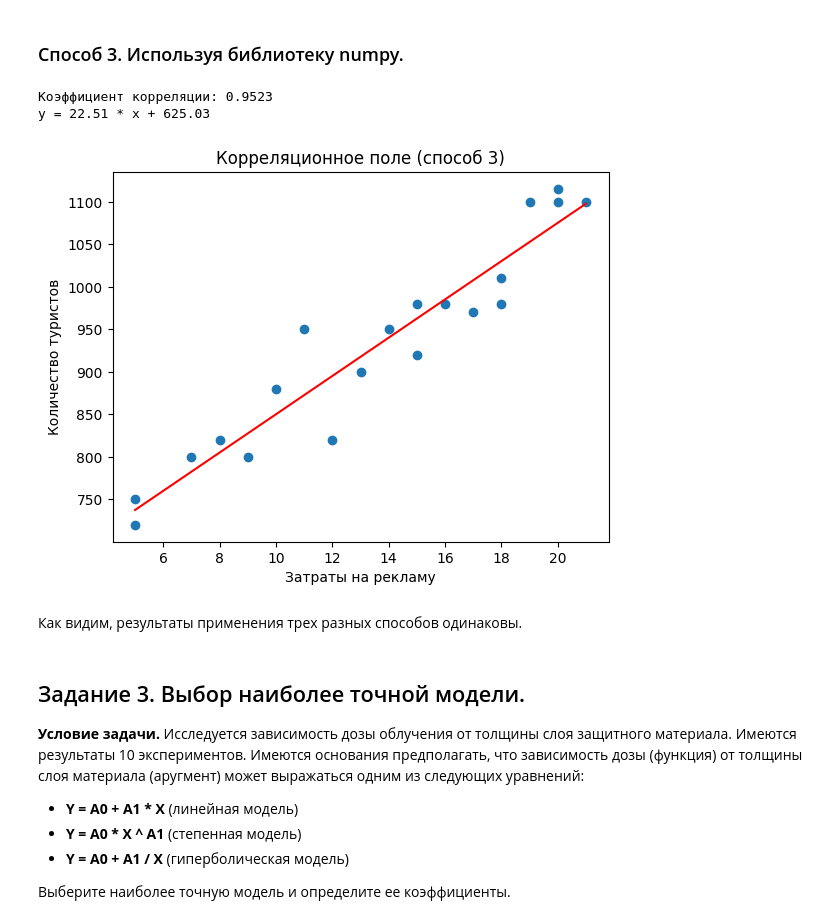
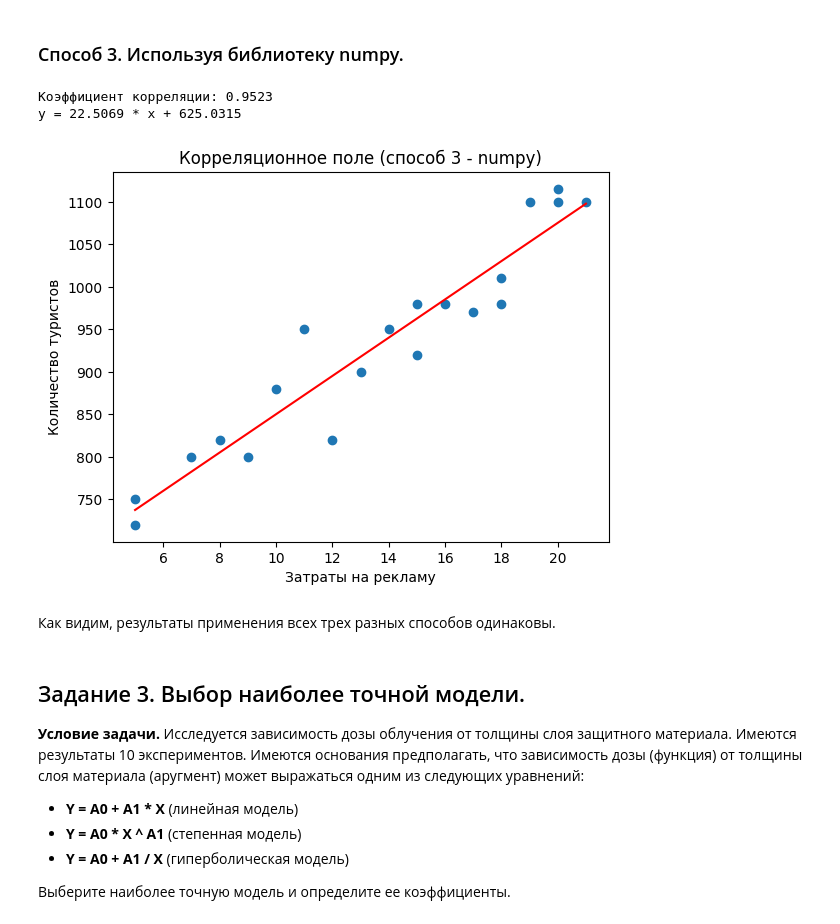
Before and after one commit to dimayasha7123/comp_modeling, a Jupyter notebook: lab4Dimyasha.ipynb, the cells around one changed output. Cells and saved outputs as stored; diff of their text form; code cells hidden in the pictures.

```diff
--- a/lab4Dimyasha.ipynb
+++ b/lab4Dimyasha.ipynb
@@ -176,21 +194,24 @@ y = 22.51 * x + 625.03
 # %% [markdown]
 ### Способ 3. Используя библиотеку numpy.
 # %%
-def np_regression(df):
-    x_name, y_name = df.columns
+def np_regression(df: pd.DataFrame, x_name: str, y_name: str) -> Tuple[float, float]:
     x_data, y_data = df[x_name].values, df[y_name].values
 
     fit = np.polyfit(x_data, y_data, 1)
     return (fit[0], fit[1],)
-
-show_plot(df, np_regression(df), xlabel='Затраты на рекламу', ylabel='Количество туристов',
-          title='Корреляционное поле (способ 3)', with_text_info=True, with_line=True)
-# %% [output]
-Коэффициент корреляции: 0.9523
-y = 22.51 * x + 625.03
-[figure, removed]
+# %%
+a, b = np_regression(df, df.columns[0], df.columns[1])
+
+print_reg_info(df, df.columns[0], df.columns[1], linear_format_str, a, b)
+show_plot(df, a, b, linear_line_func, df.columns[0], df.columns[1],
+          xlabel='Затраты на рекламу', ylabel='Количество туристов',
+          title='Корреляционное поле (способ 3 - numpy)')
+# %% [output]
+Коэффициент корреляции: 0.9523
+y = 22.5069 * x + 625.0315
+[figure, added]
 # %% [markdown]
-Как видим, результаты применения трех разных способов одинаковы.
+Как видим, результаты применения всех трех разных способов одинаковы.
 # %% [markdown]
 ## Задание 3. Выбор наиболее точной модели.
 
```
Also changed, not shown: parts of 32 cells of this notebook.
